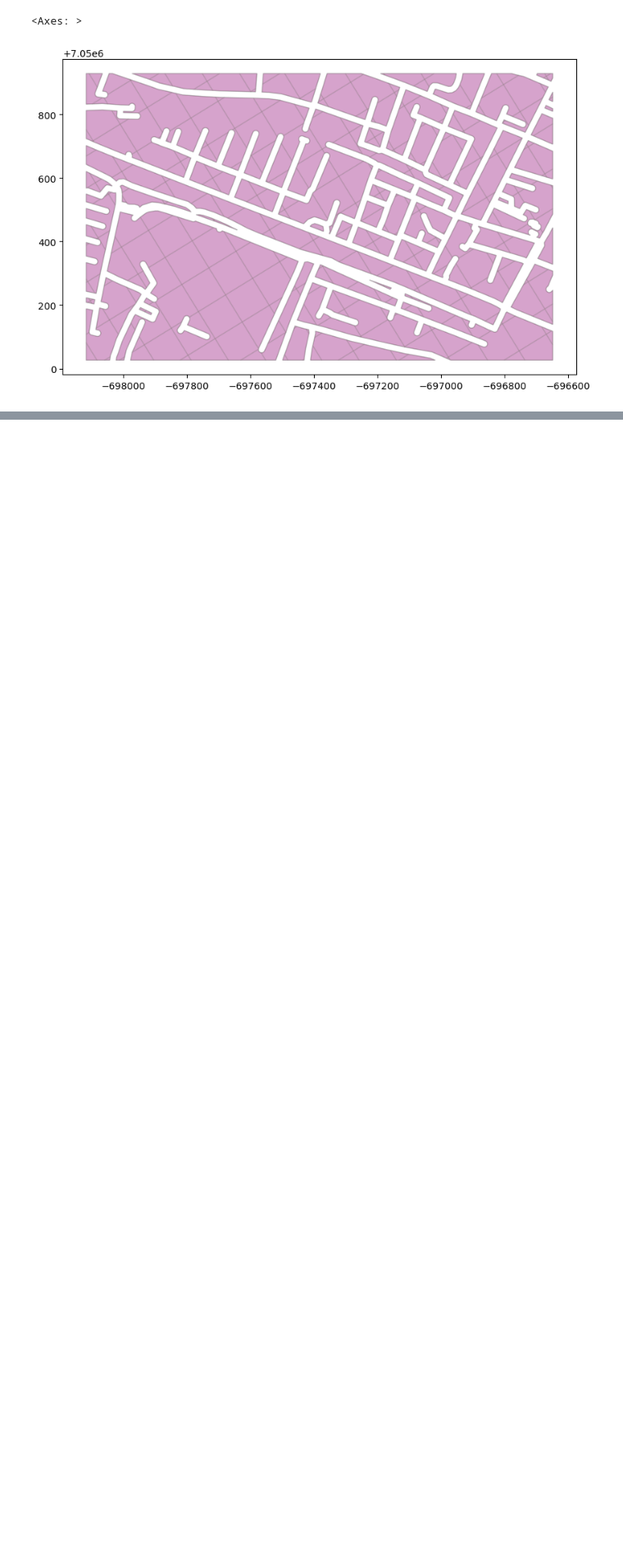
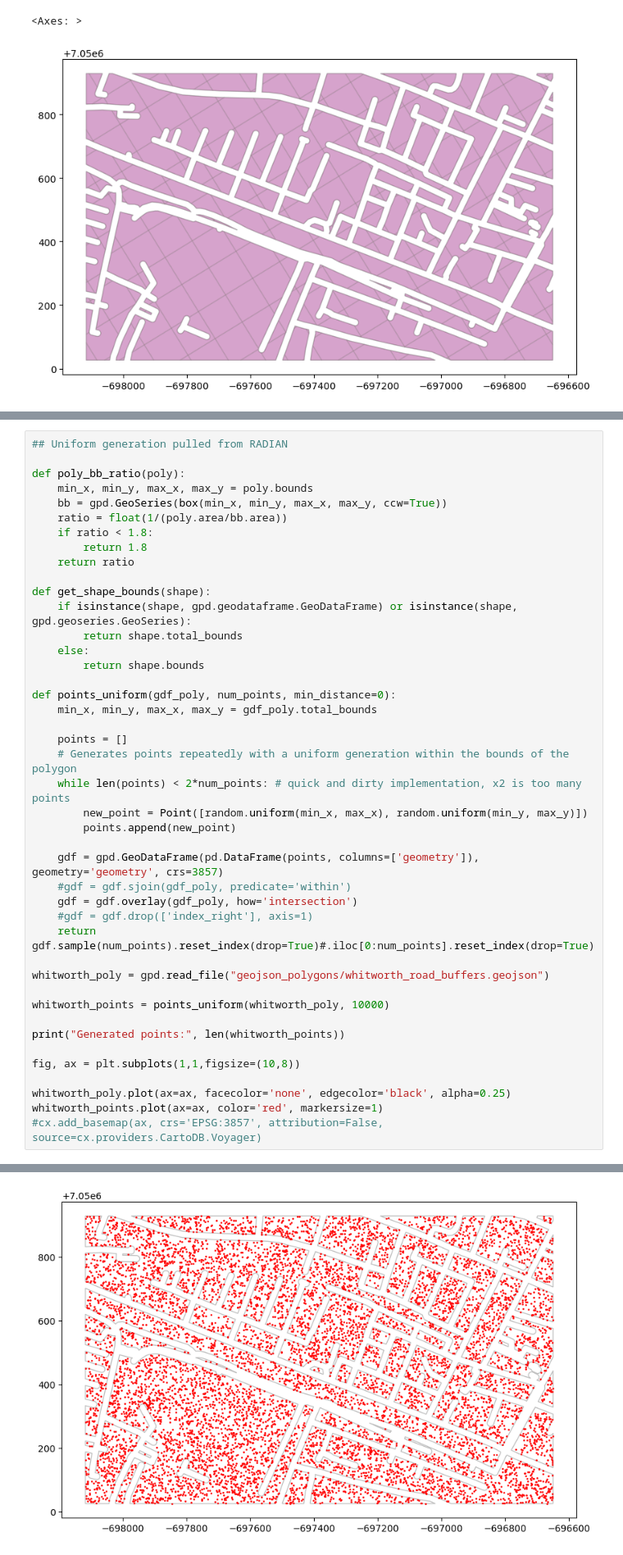
Before and after one commit to paddeaux/radian, a Jupyter notebook: radian_additions.ipynb, the cells around one changed output, grey strips where cells are left out. Shown at 82% size. Drawn from its saved outputs; the diff is of its cells as text; blank space fills up the shorter version.

```diff
--- a/radian_additions.ipynb
+++ b/radian_additions.ipynb
@@ -472,0 +343,44 @@ paris.sample(500).to_file('geojson_polygons/GeoJSON/paris_hotels_fake_500.geojso
+# %%
+## Uniform generation pulled from RADIAN
+
+def poly_bb_ratio(poly):
+    min_x, min_y, max_x, max_y = poly.bounds
+    bb = gpd.GeoSeries(box(min_x, min_y, max_x, max_y, ccw=True))
+    ratio = float(1/(poly.area/bb.area))
+    if ratio < 1.8:
+        return 1.8
+    return ratio
+
+def get_shape_bounds(shape):
+    if isinstance(shape, gpd.geodataframe.GeoDataFrame) or isinstance(shape, gpd.geoseries.GeoSeries):
+        return shape.total_bounds
+    else:
+        return shape.bounds
+
+def points_uniform(gdf_poly, num_points, min_distance=0):
+    min_x, min_y, max_x, max_y = gdf_poly.total_bounds
+
+    points = []
+    # Generates points repeatedly with a uniform generation within the bounds of the polygon
+    while len(points) < 2*num_points: # quick and dirty implementation, x2 is too many points
+        new_point = Point([random.uniform(min_x, max_x), random.uniform(min_y, max_y)])
+        points.append(new_point)
+
+    gdf = gpd.GeoDataFrame(pd.DataFrame(points, columns=['geometry']), geometry='geometry', crs=3857)
+    #gdf = gdf.sjoin(gdf_poly, predicate='within')
+    gdf = gdf.overlay(gdf_poly, how='intersection')
+    #gdf = gdf.drop(['index_right'], axis=1)
+    return gdf.sample(num_points).reset_index(drop=True)#.iloc[0:num_points].reset_index(drop=True)
+
+whitworth_poly = gpd.read_file("geojson_polygons/whitworth_road_buffers.geojson")
+
+whitworth_points = points_uniform(whitworth_poly, 10000)
+
+print("Generated points:", len(whitworth_points))
+
+fig, ax = plt.subplots(1,1,figsize=(10,8))
+
+whitworth_poly.plot(ax=ax, facecolor='none', edgecolor='black', alpha=0.25)
+whitworth_points.plot(ax=ax, color='red', markersize=1)
+#cx.add_basemap(ax, crs='EPSG:3857', attribution=False, source=cx.providers.CartoDB.Voyager)
+# %% [output]
@@ -472,0 +389 @@ paris.sample(500).to_file('geojson_polygons/GeoJSON/paris_hotels_fake_500.geojso
+[figure, added]
```
Also changed, not shown: parts of 13 cells of this notebook, 2 other files.
